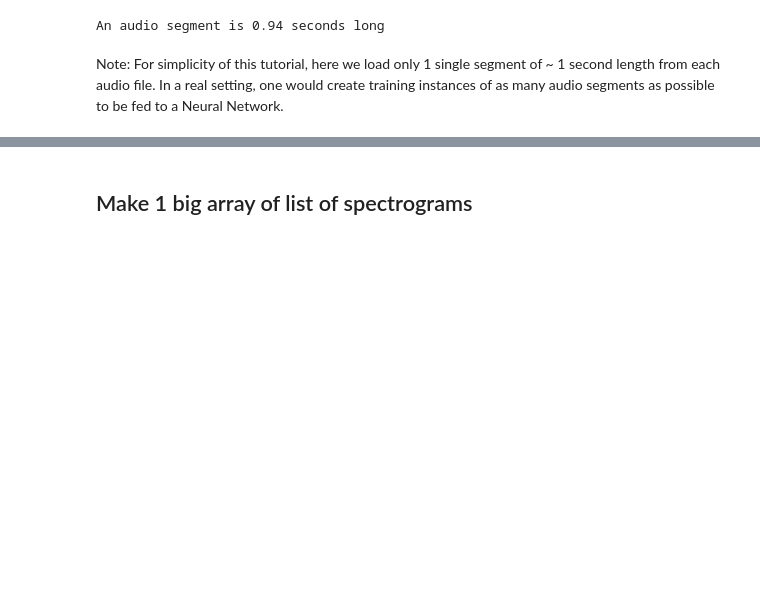
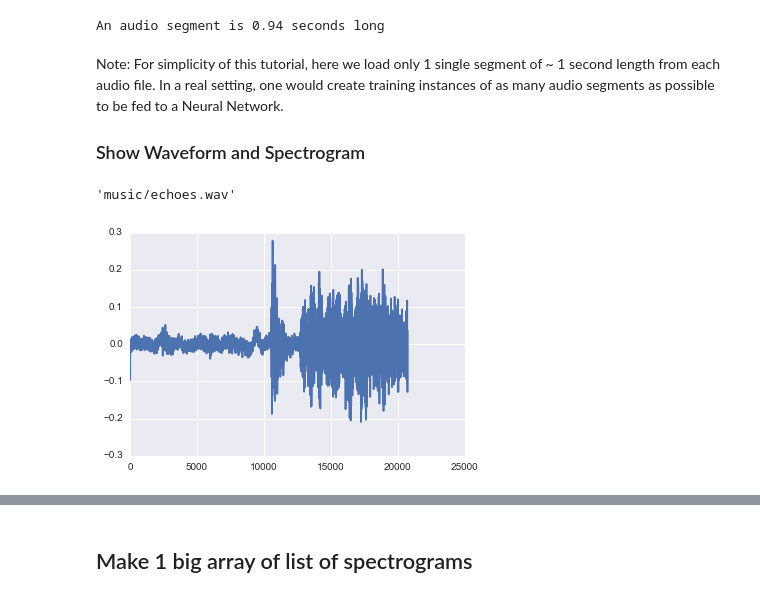
Before and after one commit to tuwien-musicir/DeepLearning_Tutorial, a Jupyter notebook: Music_speech_classification.ipynb, the cells around one changed output, grey strips where cells are left out. Drawn from its saved outputs; the diff is of its cells as text; code cells hidden in the pictures; blank space fills up the shorter version.

Commit message:
added Spectrogram and Waveform plot after file load extended Additional Parameters & Techniques

```diff
--- a/Music_speech_classification.ipynb
+++ b/Music_speech_classification.ipynb
@@ -162,3 +162,17 @@ An audio segment is 0.94 seconds long
 # %% [markdown]
 Note: For simplicity of this tutorial, here we load only 1 single segment of ~ 1 second length from each audio file.
 In a real setting, one would create training instances of as many audio segments as possible to be fed to a Neural Network.
+
+### Show Waveform and Spectrogram
+# %%
+# you can skip this if you do not have matplotlib installed
+
+import matplotlib.pyplot as plt
+%matplotlib inline
+
+# show 1 sec wave segment
+plt.plot(wav_segment)
+filename
+# %% [output]
+'music/echoes.wav'
+[figure, added]
```
Also changed, not shown: parts of 15 cells of this notebook.
